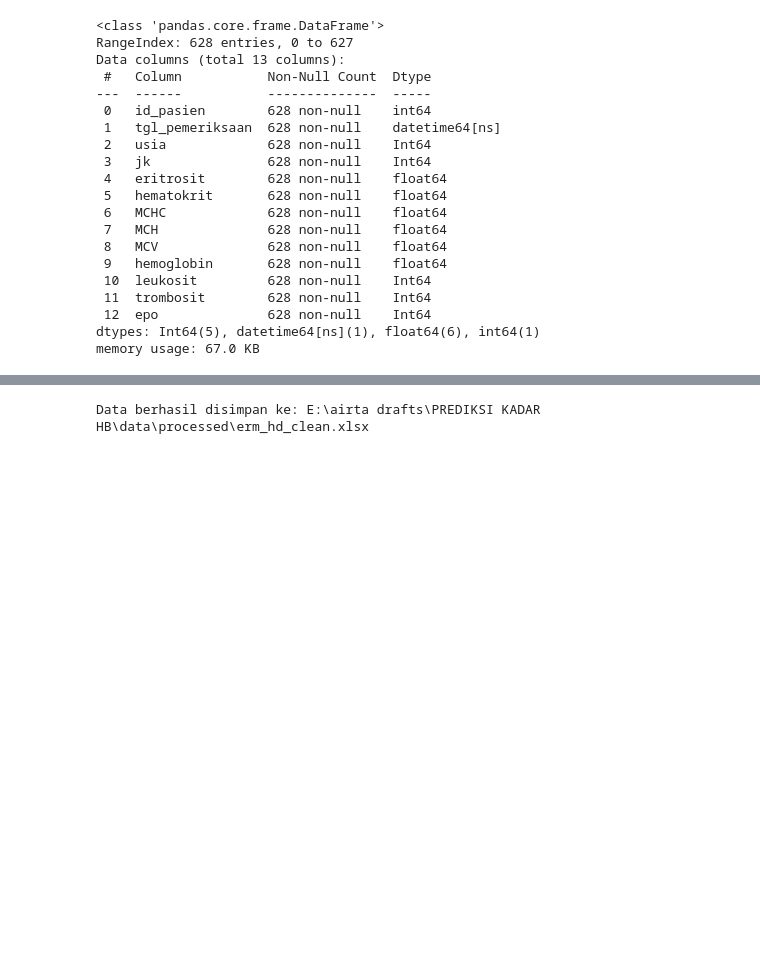
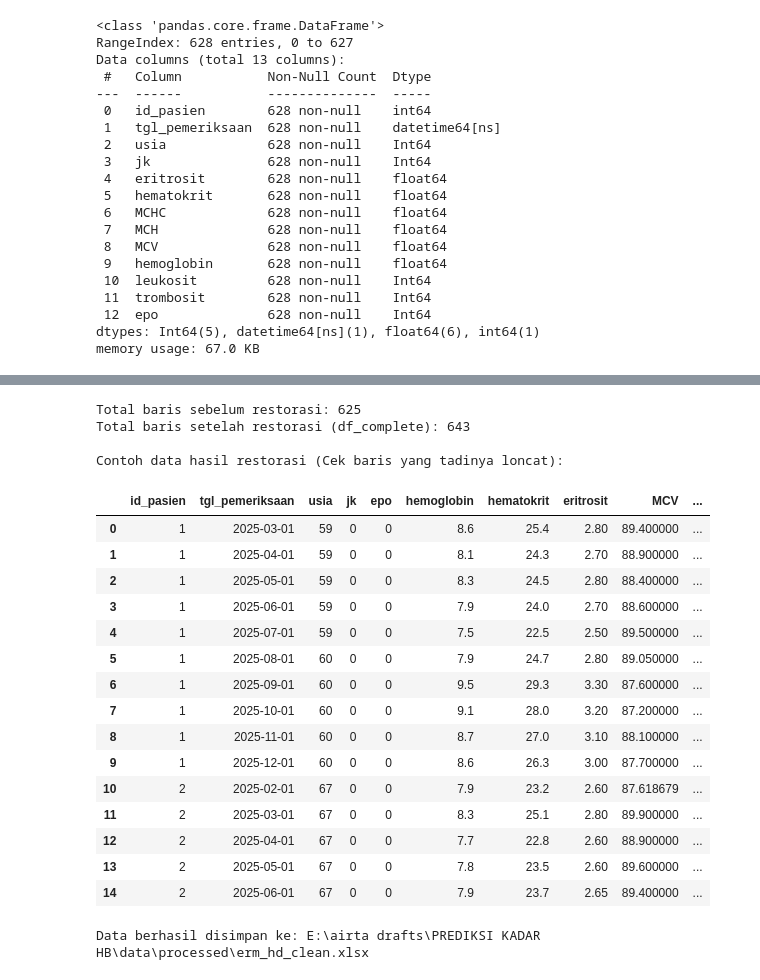
Before and after one commit to airtaprtw/PREDIKSI-KADAR-HB, a Jupyter notebook: notebooks/01_EDA.ipynb, the cells around one changed output, grey strips where cells are left out. Cells and saved outputs as stored; diff of their text form; code cells hidden in the pictures; blank space fills up the shorter version.

```diff
--- a/notebooks/01_EDA.ipynb
+++ b/notebooks/01_EDA.ipynb
@@ -233,0 +228,15 @@ memory usage: 67.0 KB
+# %%
+df_clean = df_clean.sort_values(['id_pasien', 'tgl_pemeriksaan'])
+
+df_clean['periode_bulan'] = df_clean['tgl_pemeriksaan'].dt.to_period('M')
+
+df_clean['gap_bulan'] = df_clean.groupby('id_pasien')['periode_bulan'].diff().apply(lambda x: x.n if pd.notnull(x) else 0)
+
+pasien_loncat = df_clean[df_clean['gap_bulan'] > 1]
+
+print("Deteksi Loncatan Bulan (Metode Kalender):")
+if not pasien_loncat.empty:
+    display(pasien_loncat[['id_pasien', 'tgl_pemeriksaan', 'gap_bulan']])
+    print(f"\nTotal ditemukan {len(pasien_loncat)} kejadian loncat bulan.")
+else:
+    print("Tidak ditemukan data yang loncat bulannya.")
@@ -234 +311,51 @@ memory usage: 67.0 KB
+# %%
+import pandas as pd
+import numpy as np
+
+df_clean['tgl_pemeriksaan'] = pd.to_datetime(df_clean['tgl_pemeriksaan'])
+
+cols_statis = ['usia', 'jk', 'epo']
+cols_hematologi = ['hemoglobin', 'hematokrit', 'eritrosit', 'MCV', 'MCH', 'MCHC', 'leukosit', 'trombosit']
+all_cols = cols_statis + cols_hematologi
+
+df_complete = (df_clean.groupby('id_pasien')
+                .resample('MS', on='tgl_pemeriksaan')[all_cols]
+                .mean()
+                .reset_index())
+
+for col in cols_statis:
+    df_complete[col] = df_complete.groupby('id_pasien')[col].ffill().bfill()
+
+for col in cols_hematologi:
+    df_complete[col] = df_complete[col].fillna(df_complete.groupby('id_pasien')[col].transform('mean'))
+
+cols_to_int = ['usia', 'jk', 'epo', 'leukosit', 'trombosit']
+for col in cols_to_int:
+    df_complete[col] = df_complete[col].round().astype('Int64')
+
+print(f"Total baris sebelum restorasi: {len(df_clean)}")
+print(f"Total baris setelah restorasi (df_complete): {len(df_complete)}")
+print("\nContoh data hasil restorasi (Cek baris yang tadinya loncat):")
+display(df_complete.head(15))
+# %% [output]
+Total baris sebelum restorasi: 625
+Total baris setelah restorasi (df_complete): 643
+
+Contoh data hasil restorasi (Cek baris yang tadinya loncat):
+|  | id_pasien | tgl_pemeriksaan | usia | jk | epo | hemoglobin | hematokrit | eritrosit | MCV | ... |
+| 0 | 1 | 2025-03-01 | 59 | 0 | 0 | 8.6 | 25.4 | 2.80 | 89.400000 | ... |
+| 1 | 1 | 2025-04-01 | 59 | 0 | 0 | 8.1 | 24.3 | 2.70 | 88.900000 | ... |
+| 2 | 1 | 2025-05-01 | 59 | 0 | 0 | 8.3 | 24.5 | 2.80 | 88.400000 | ... |
+| 3 | 1 | 2025-06-01 | 59 | 0 | 0 | 7.9 | 24.0 | 2.70 | 88.600000 | ... |
+| 4 | 1 | 2025-07-01 | 59 | 0 | 0 | 7.5 | 22.5 | 2.50 | 89.500000 | ... |
+| 5 | 1 | 2025-08-01 | 60 | 0 | 0 | 7.9 | 24.7 | 2.80 | 89.050000 | ... |
+| 6 | 1 | 2025-09-01 | 60 | 0 | 0 | 9.5 | 29.3 | 3.30 | 87.600000 | ... |
+| 7 | 1 | 2025-10-01 | 60 | 0 | 0 | 9.1 | 28.0 | 3.20 | 87.200000 | ... |
+| 8 | 1 | 2025-11-01 | 60 | 0 | 0 | 8.7 | 27.0 | 3.10 | 88.100000 | ... |
+| 9 | 1 | 2025-12-01 | 60 | 0 | 0 | 8.6 | 26.3 | 3.00 | 87.700000 | ... |
+| 10 | 2 | 2025-02-01 | 67 | 0 | 0 | 7.9 | 23.2 | 2.60 | 87.618679 | ... |
+| 11 | 2 | 2025-03-01 | 67 | 0 | 0 | 8.3 | 25.1 | 2.80 | 89.900000 | ... |
+| 12 | 2 | 2025-04-01 | 67 | 0 | 0 | 7.7 | 22.8 | 2.60 | 88.900000 | ... |
+| 13 | 2 | 2025-05-01 | 67 | 0 | 0 | 7.8 | 23.5 | 2.60 | 89.600000 | ... |
+| 14 | 2 | 2025-06-01 | 67 | 0 | 0 | 7.9 | 23.7 | 2.65 | 89.400000 | ... |
 # %%
```
Also changed, not shown: parts of 20 cells of this notebook, 1 other file.
